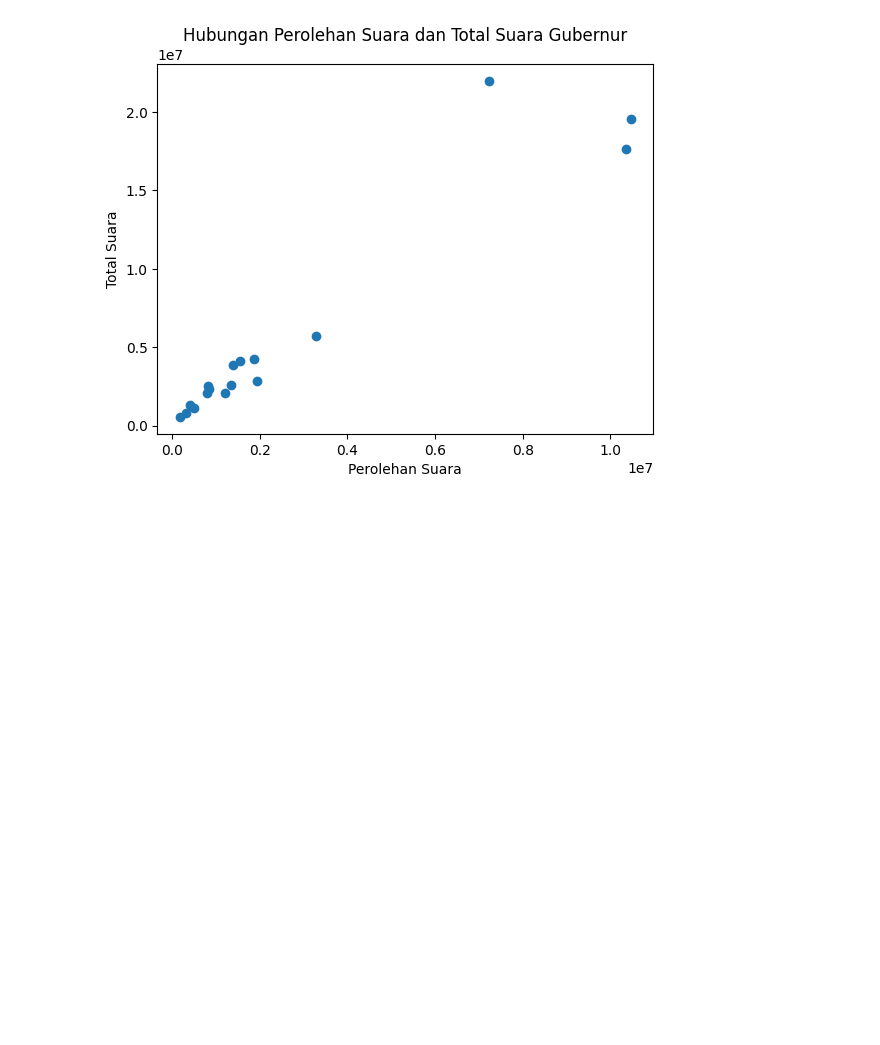
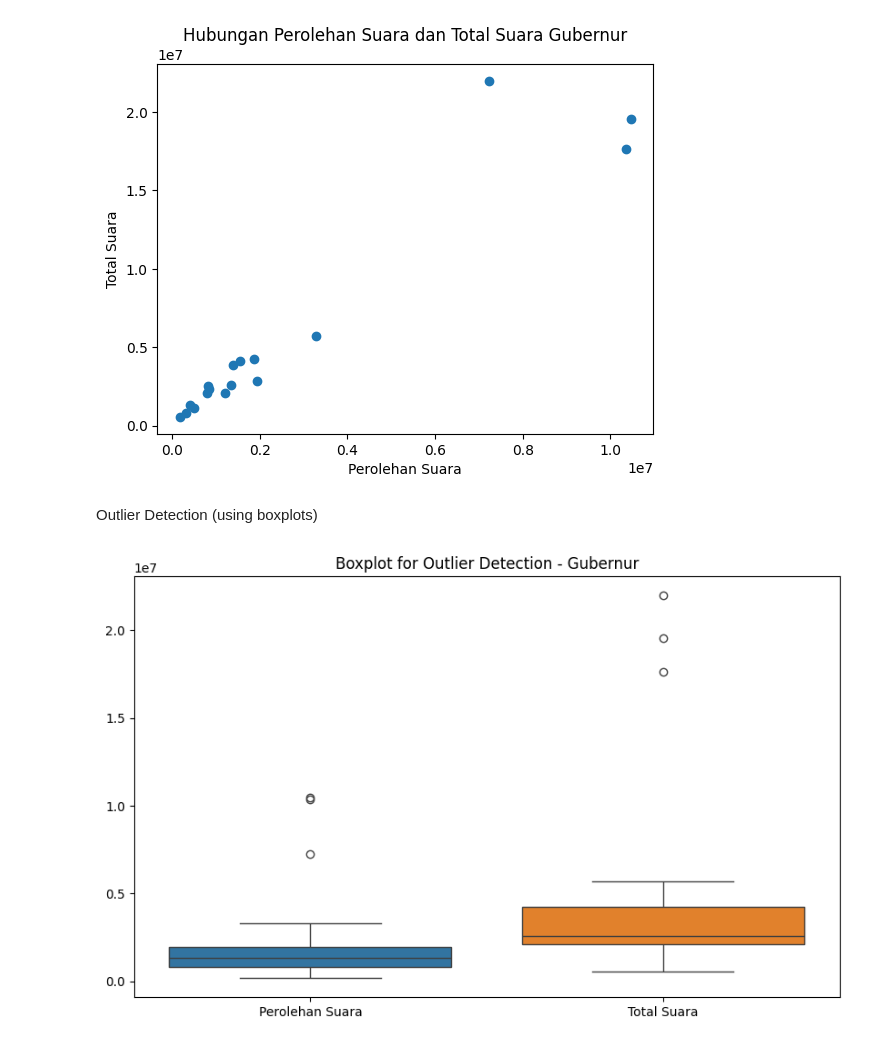
Before and after one commit to LatiefDataVisionary/eda-college-task, a Jupyter notebook: Tgs_EDA_pilkada.ipynb, the cells around one changed output. Saved outputs shown, nothing was run; the diff lists cells and outputs as text; code cells hidden in the pictures; blank space fills up the shorter version.

```diff
--- a/Tgs_EDA_pilkada.ipynb
+++ b/Tgs_EDA_pilkada.ipynb
@@ -192,3 +192,12 @@ plt.ylabel('Total Suara')
 plt.show()
 # %% [output]
 [figure]
+# %% [markdown]
+Outlier Detection (using boxplots)
+# %%
+plt.figure(figsize=(10, 6))
+sns.boxplot(data=df_gubernur[['Perolehan Suara', 'Total Suara']])
+plt.title('Boxplot for Outlier Detection - Gubernur')
+plt.show()
+# %% [output]
+[figure, added]
```
Also changed, not shown: parts of 2 cells of this notebook.
